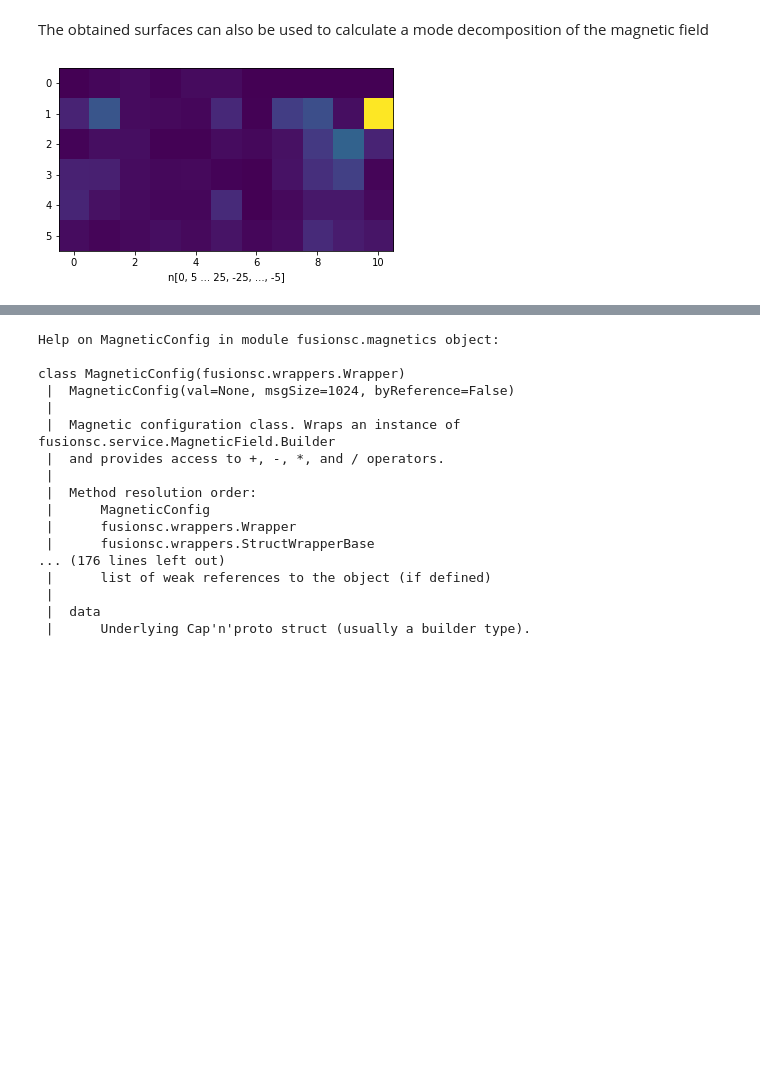
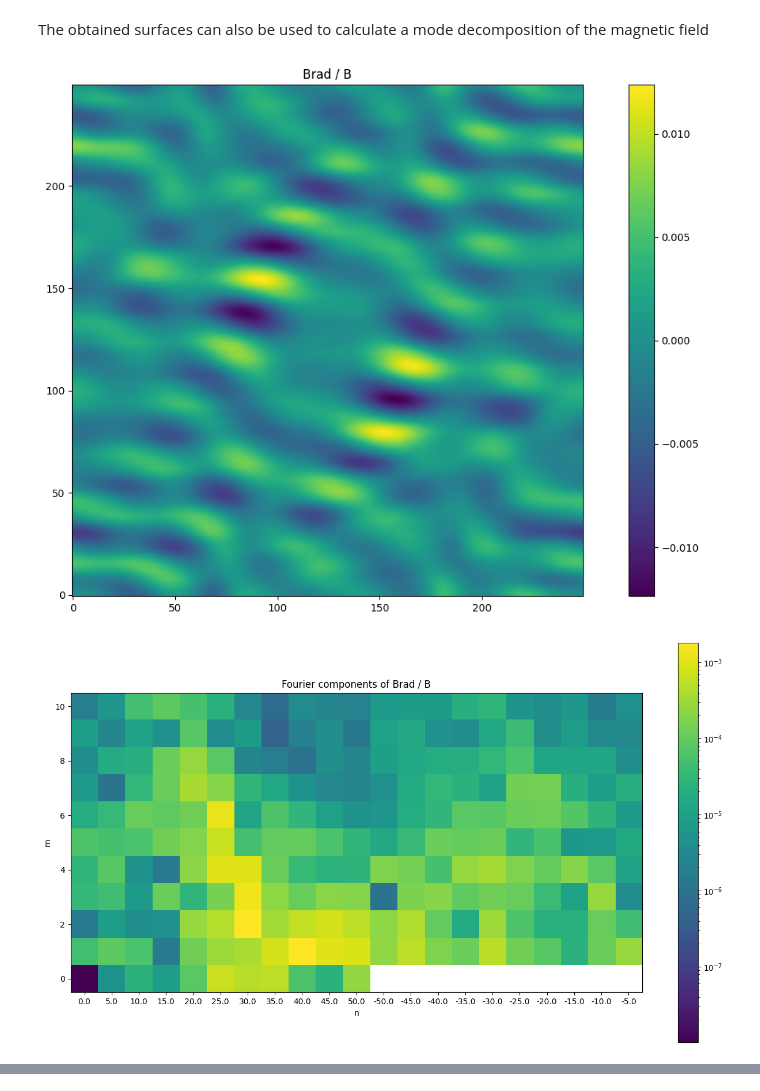
Before and after one commit to alexrobomind/fusionsc, a Jupyter notebook: src/docs/howto/CalculateIota.ipynb, the cells around one changed output, grey strips where cells are left out. Cells and saved outputs as stored; diff of their text form; code cells hidden in the pictures; blank space fills up the shorter version.

Commit message:
Radial perturbation works

```diff
--- a/src/docs/howto/CalculateIota.ipynb
+++ b/src/docs/howto/CalculateIota.ipynb
@@ -149,21 +178,43 @@ plt.show()
 # %% [markdown]
 The obtained surfaces can also be used to calculate a mode decomposition of the magnetic field
 # %%
-modes = field.calculateRadialModes(surfaces[2], field, nSym = 5, mMax = 5, nTheta = 30, nPhi = 30)
+surf = surfaces[6]
+#np.asarray(surf.data.rCos)[0,0] += 0.03
+
+modes = field.calculateRadialModes(surf, field, nSym = 5, mMax = 10, nMax = 10, nTheta = 250, nPhi = 250)
 cc = modes["cosCoeffs"]
 sc = modes["sinCoeffs"]
 
 m = modes["mPol"]
 n = modes["nTor"]
 
+phi = modes["phi"]
+theta = modes["theta"]
+
 tot = np.sqrt(cc**2 + sc**2)
 
-plt.imshow(tot.T)
-plt.xlabel(f"n[0, {n[1,0]:.0f} ... {max(n[:,0]):.0f}, {min(n[:,0]):.0f}, ..., {n[-1,0]:.0f}]")
+plt.figure(figsize=(16,9))
+plt.imshow(modes["radialValues"], origin='lower')
+plt.colorbar()
+plt.title("Brad / B")
+
+plt.figure(figsize=(16,9))
+plt.imshow(tot.T, origin = "lower", norm = "log")
+#plt.xlabel(f"n[0, {n[1]:.0f} ... {max(n):.0f}, {min(n):.0f}, ..., {n[-1]:.0f}]")
+plt.xlabel("n")
+plt.ylabel("m")
+plt.xticks(range(len(n)), n)
+plt.title("Fourier components of Brad / B")
+plt.colorbar()
 plt.show()
 
-for i_m, mVal in enumerate(m[0]):
-    for i_n, nVal in enumerate(n[:,0]):
+print(modes["radialValues"].shape)
+for i_m, mVal in enumerate(m):
+    for i_n, nVal in enumerate(n):
+        if mVal > 5: continue
+        if nVal < 0: continue
+        if nVal > 10: continue
         print(f"n = {nVal:.0f}, m = {mVal:.0f}, val = {tot[i_n][i_m]:.2e}")
 # %% [output]
-[figure, old version]
+[figure, new version]
+[figure, added]
@@ -187,20 +239,0 @@ n = -5, m = 5, val = 6.29e-03
-# %%
-help(field)
-# %% [output]
-Help on MagneticConfig in module fusionsc.magnetics object:
-
-class MagneticConfig(fusionsc.wrappers.Wrapper)
- |  MagneticConfig(val=None, msgSize=1024, byReference=False)
- |
- |  Magnetic configuration class. Wraps an instance of fusionsc.service.MagneticField.Builder
- |  and provides access to +, -, *, and / operators.
- |
- |  Method resolution order:
- |      MagneticConfig
- |      fusionsc.wrappers.Wrapper
- |      fusionsc.wrappers.StructWrapperBase
-... (176 lines left out)
- |      list of weak references to the object (if defined)
- |
- |  data
- |      Underlying Cap'n'proto struct (usually a builder type).
```
Also changed, not shown: parts of 5 cells of this notebook, 6 other files.
